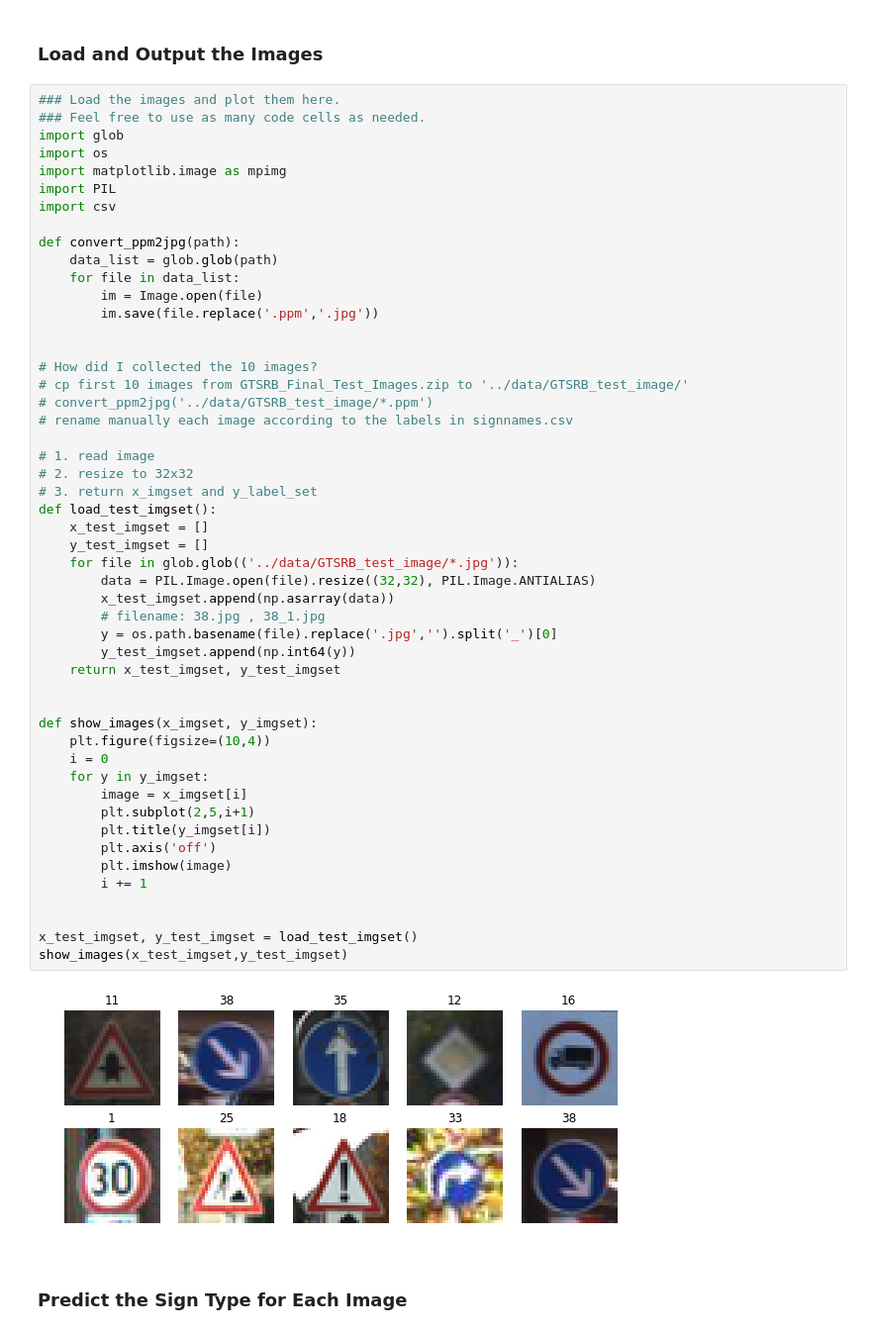
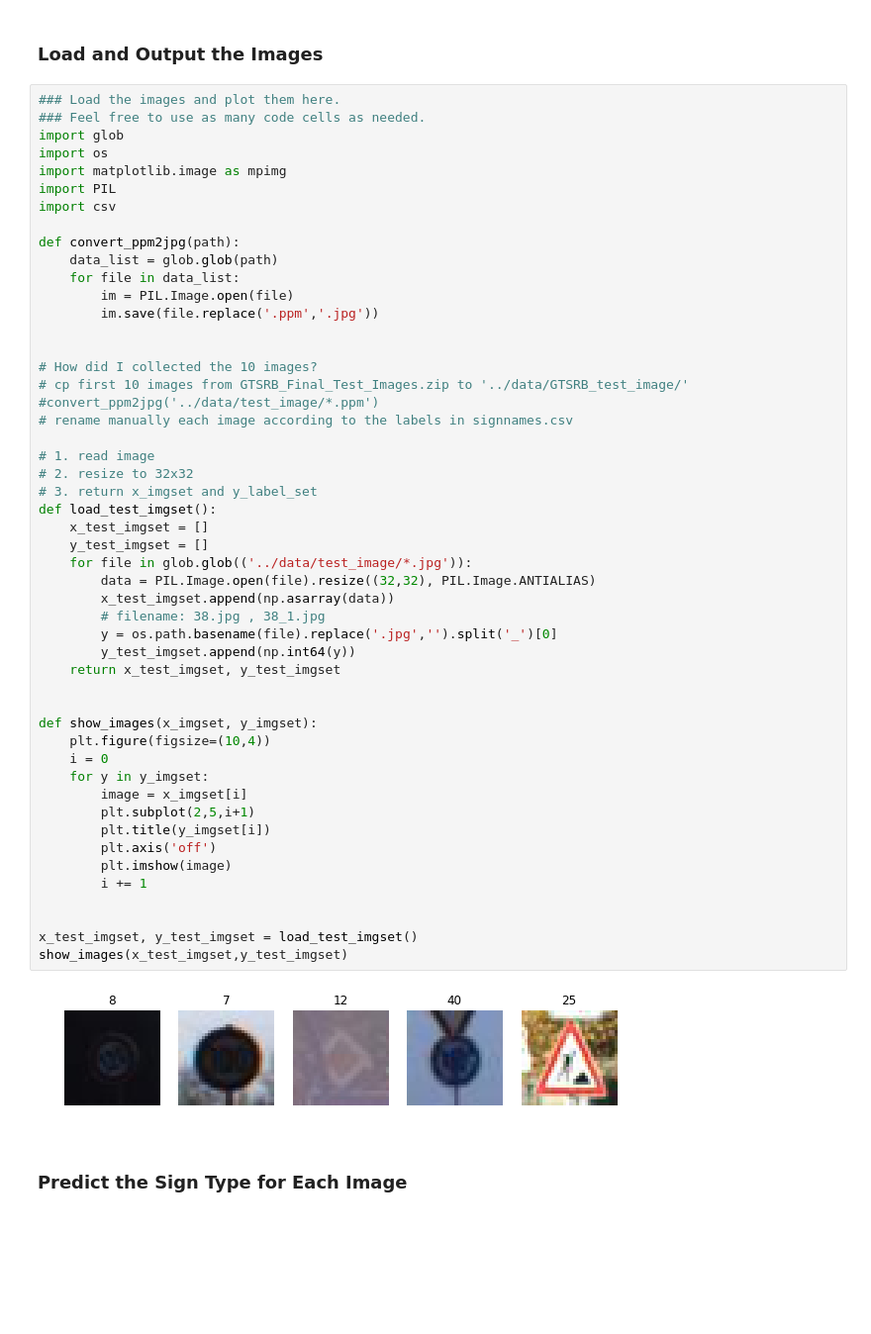
Before and after one commit to ClarenceXu/CarND-Traffic-Sign-Classifier-Project, a Jupyter notebook: Traffic_Sign_Classifier.ipynb, the cells around one changed output. Shown at 99% size. Saved outputs shown, nothing was run; the diff lists cells and outputs as text; blank space fills up the shorter version.

```diff
--- a/Traffic_Sign_Classifier.ipynb
+++ b/Traffic_Sign_Classifier.ipynb
@@ -396,46 +396,46 @@ import csv
 def convert_ppm2jpg(path):
     data_list = glob.glob(path)
     for file in data_list:
-        im = Image.open(file)
+        im = PIL.Image.open(file)
         im.save(file.replace('.ppm','.jpg'))
 
 
 # How did I collected the 10 images?
 # cp first 10 images from GTSRB_Final_Test_Images.zip to '../data/GTSRB_test_image/'
-# convert_ppm2jpg('../data/GTSRB_test_image/*.ppm')
+#convert_ppm2jpg('../data/test_image/*.ppm')
 # rename manually each image according to the labels in signnames.csv
 
 # 1. read image
 # 2. resize to 32x32
 # 3. return x_imgset and y_label_set
 def load_test_imgset():
     x_test_imgset = []
     y_test_imgset = []
-    for file in glob.glob(('../data/GTSRB_test_image/*.jpg')):
+    for file in glob.glob(('../data/test_image/*.jpg')):
         data = PIL.Image.open(file).resize((32,32), PIL.Image.ANTIALIAS)
         x_test_imgset.append(np.asarray(data))
         # filename: 38.jpg , 38_1.jpg
         y = os.path.basename(file).replace('.jpg','').split('_')[0]
         y_test_imgset.append(np.int64(y))
     return x_test_imgset, y_test_imgset
 
 
 def show_images(x_imgset, y_imgset):
     plt.figure(figsize=(10,4))
     i = 0
     for y in y_imgset:
         image = x_imgset[i]
         plt.subplot(2,5,i+1)
         plt.title(y_imgset[i])
         plt.axis('off')
         plt.imshow(image)
         i += 1
 
 
 x_test_imgset, y_test_imgset = load_test_imgset()
 show_images(x_test_imgset,y_test_imgset)
 # %% [output]
-[figure, old version]
+[figure, new version]
 # %% [markdown]
 ### Predict the Sign Type for Each Image
 # %%
```
Also changed, not shown: parts of 8 cells of this notebook.
